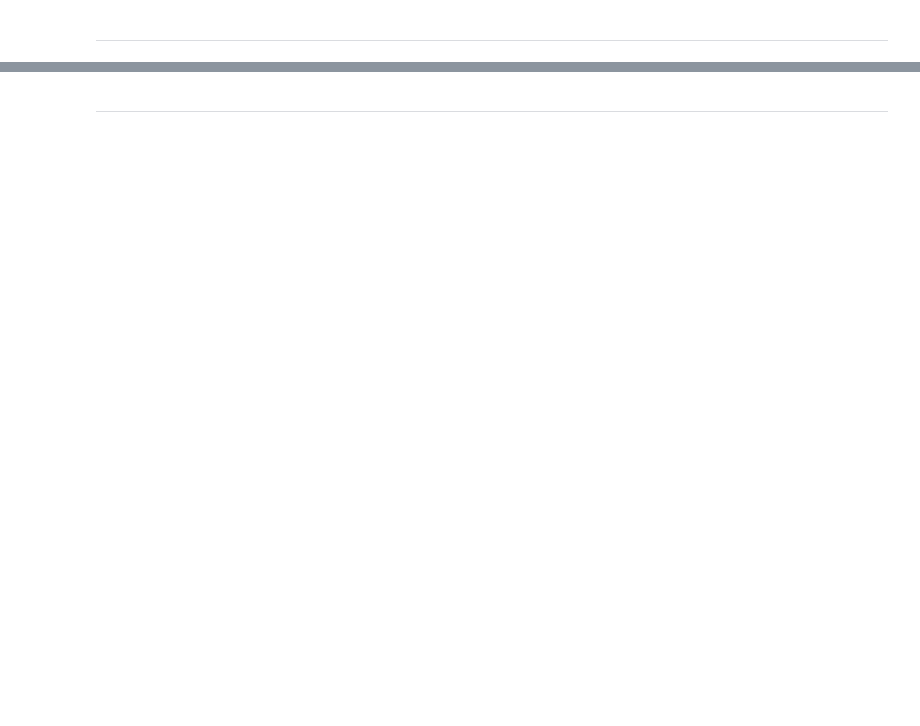
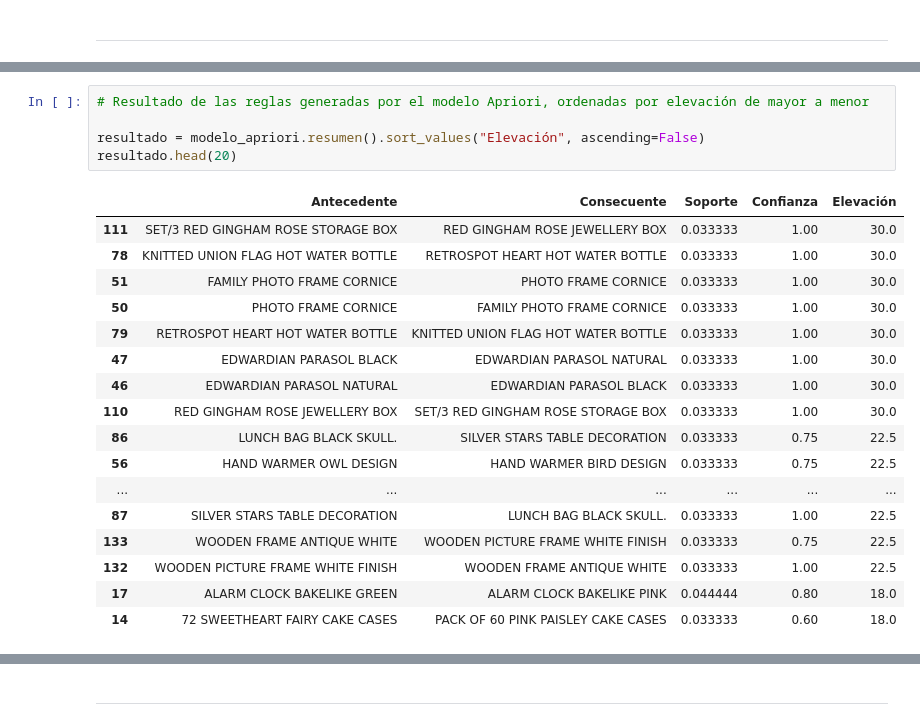
Before and after one commit to SharonOG23/Proyecto_MineriaDeDatosII, a Jupyter notebook: reporte_final/reporte_final.ipynb, the cells around one changed output, grey strips where cells are left out. Saved outputs shown, nothing was run; the diff lists cells and outputs as text; blank space fills up the shorter version.

```diff
--- a/reporte_final/reporte_final.ipynb
+++ b/reporte_final/reporte_final.ipynb
@@ -63,0 +78,23 @@ NameError: name 'pd' is not defined
+# %%
+# Resultado de las reglas generadas por el modelo Apriori, ordenadas por elevación de mayor a menor
+
+resultado = modelo_apriori.resumen().sort_values("Elevación", ascending=False)
+resultado.head(20)
+# %% [output]
+|  | Antecedente | Consecuente | Soporte | Confianza | Elevación |
+| 111 | SET/3 RED GINGHAM ROSE STORAGE BOX | RED GINGHAM ROSE JEWELLERY BOX | 0.033333 | 1.00 | 30.0 |
+| 78 | KNITTED UNION FLAG HOT WATER BOTTLE | RETROSPOT HEART HOT WATER BOTTLE | 0.033333 | 1.00 | 30.0 |
+| 51 | FAMILY PHOTO FRAME CORNICE | PHOTO FRAME CORNICE | 0.033333 | 1.00 | 30.0 |
+| 50 | PHOTO FRAME CORNICE | FAMILY PHOTO FRAME CORNICE | 0.033333 | 1.00 | 30.0 |
+| 79 | RETROSPOT HEART HOT WATER BOTTLE | KNITTED UNION FLAG HOT WATER BOTTLE | 0.033333 | 1.00 | 30.0 |
+| 47 | EDWARDIAN PARASOL BLACK | EDWARDIAN PARASOL NATURAL | 0.033333 | 1.00 | 30.0 |
+| 46 | EDWARDIAN PARASOL NATURAL | EDWARDIAN PARASOL BLACK | 0.033333 | 1.00 | 30.0 |
+| 110 | RED GINGHAM ROSE JEWELLERY BOX | SET/3 RED GINGHAM ROSE STORAGE BOX | 0.033333 | 1.00 | 30.0 |
+| 86 | LUNCH BAG BLACK SKULL. | SILVER STARS TABLE DECORATION | 0.033333 | 0.75 | 22.5 |
+| 56 | HAND WARMER OWL DESIGN | HAND WARMER BIRD DESIGN | 0.033333 | 0.75 | 22.5 |
+| ... | ... | ... | ... | ... | ... |
+| 87 | SILVER STARS TABLE DECORATION | LUNCH BAG BLACK SKULL. | 0.033333 | 1.00 | 22.5 |
+| 133 | WOODEN FRAME ANTIQUE WHITE | WOODEN PICTURE FRAME WHITE FINISH | 0.033333 | 0.75 | 22.5 |
+| 132 | WOODEN PICTURE FRAME WHITE FINISH | WOODEN FRAME ANTIQUE WHITE | 0.033333 | 1.00 | 22.5 |
+| 17 | ALARM CLOCK BAKELIKE GREEN | ALARM CLOCK BAKELIKE PINK | 0.044444 | 0.80 | 18.0 |
+| 14 | 72 SWEETHEART FAIRY CAKE CASES | PACK OF 60 PINK PAISLEY CAKE CASES | 0.033333 | 0.60 | 18.0 |
```
Also changed, not shown: parts of 17 cells of this notebook, 1 other file.
